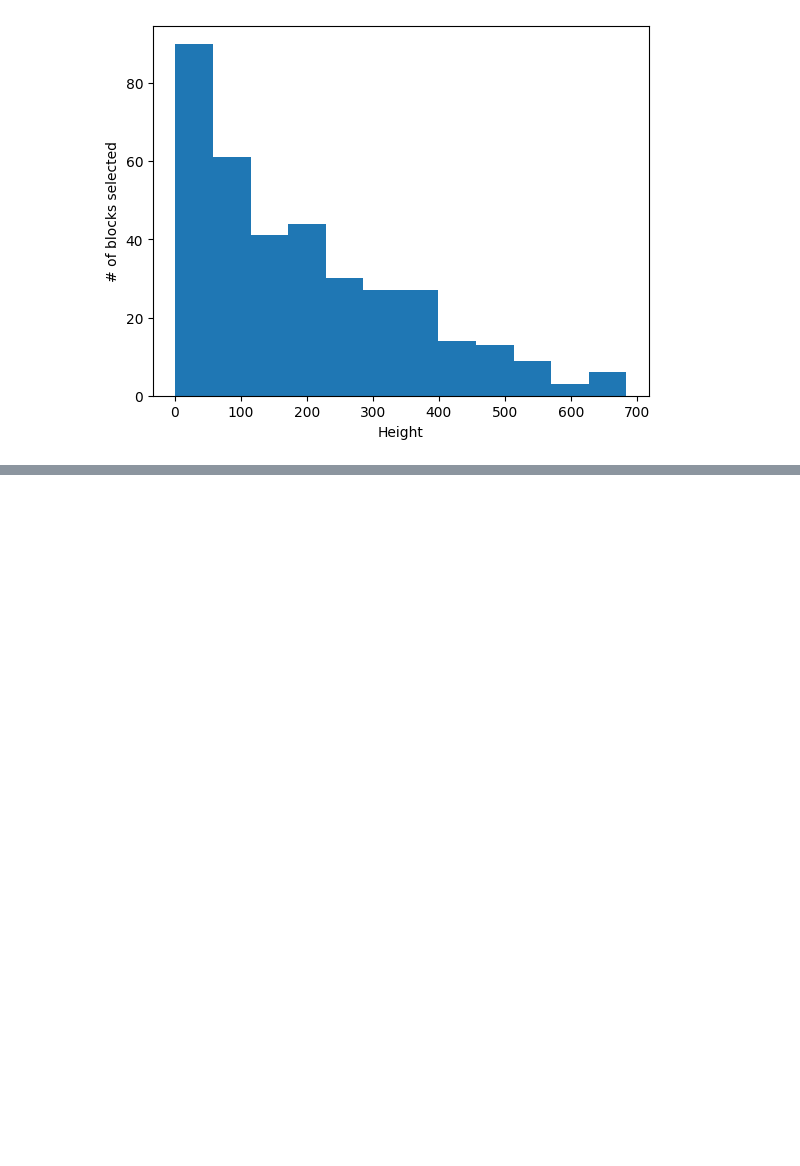
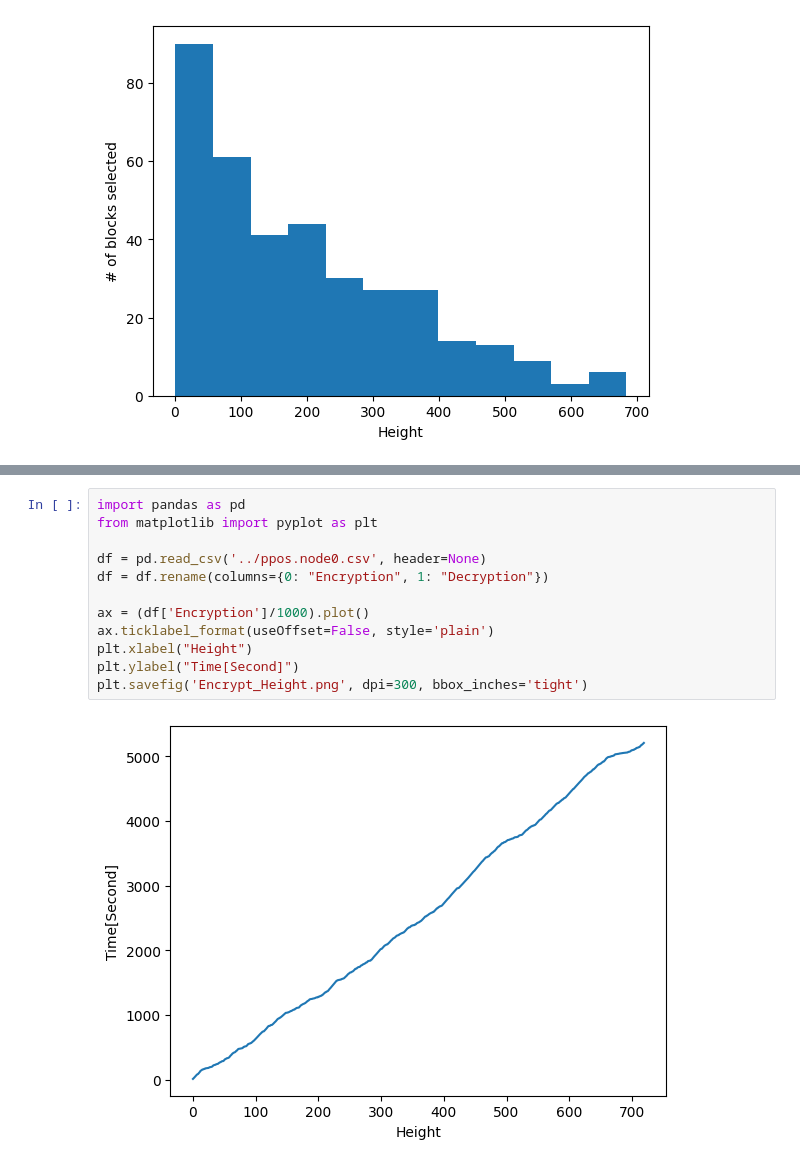
Before and after one commit to JunwookHeo/bcsos, a Jupyter notebook: python_utils/VisualPoS.ipynb, the cells around one changed output, grey strips where cells are left out. Saved outputs shown, nothing was run; the diff lists cells and outputs as text; blank space fills up the shorter version.

Commit message:
Add performance test results of encryption and decryption

```diff
--- a/python_utils/VisualPoS.ipynb
+++ b/python_utils/VisualPoS.ipynb
@@ -332,0 +340,14 @@ bdf2
+# %%
+import pandas as pd
+from matplotlib import pyplot as plt
+
+df = pd.read_csv('../ppos.node0.csv', header=None)
+df = df.rename(columns={0: "Encryption", 1: "Decryption"})
+
+ax = (df['Encryption']/1000).plot()
+ax.ticklabel_format(useOffset=False, style='plain')
+plt.xlabel("Height")
+plt.ylabel("Time[Second]")
+plt.savefig('Encrypt_Height.png', dpi=300, bbox_inches='tight')
+# %% [output]
+[figure, added]
```
Also changed, not shown: parts of 4 cells of this notebook, 2 other files.
